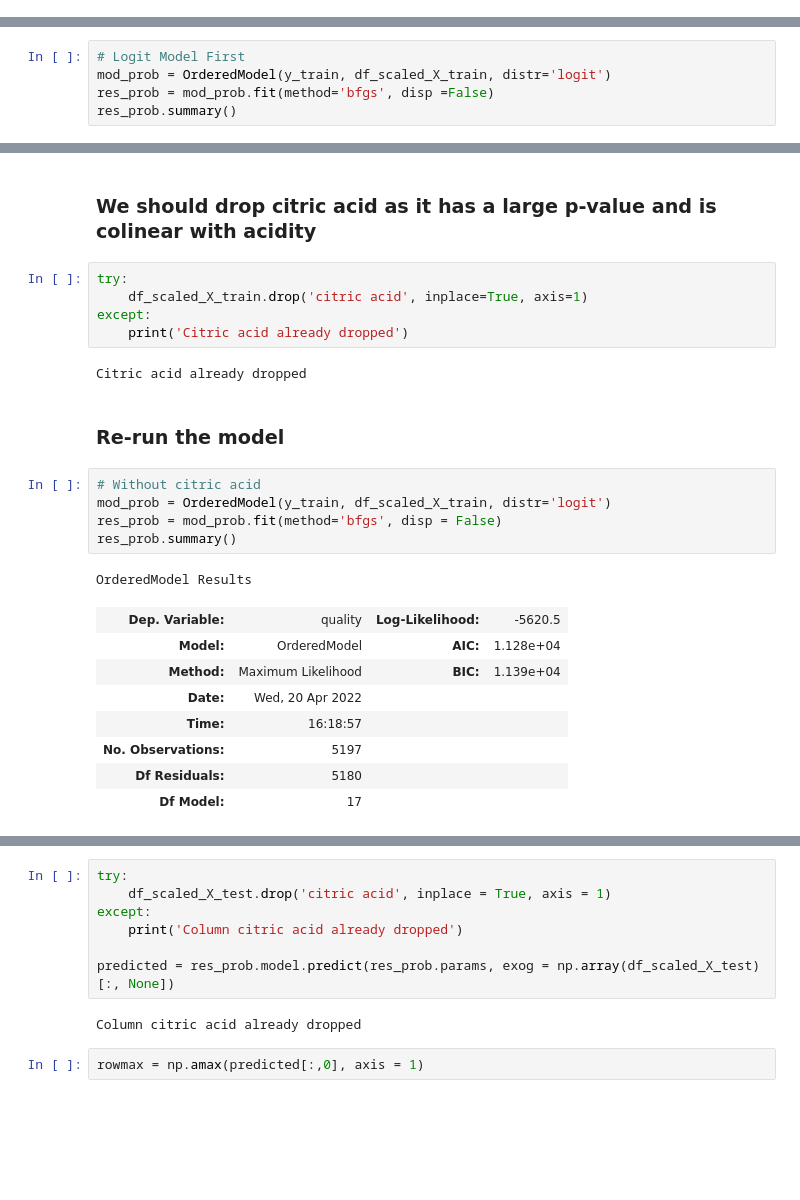
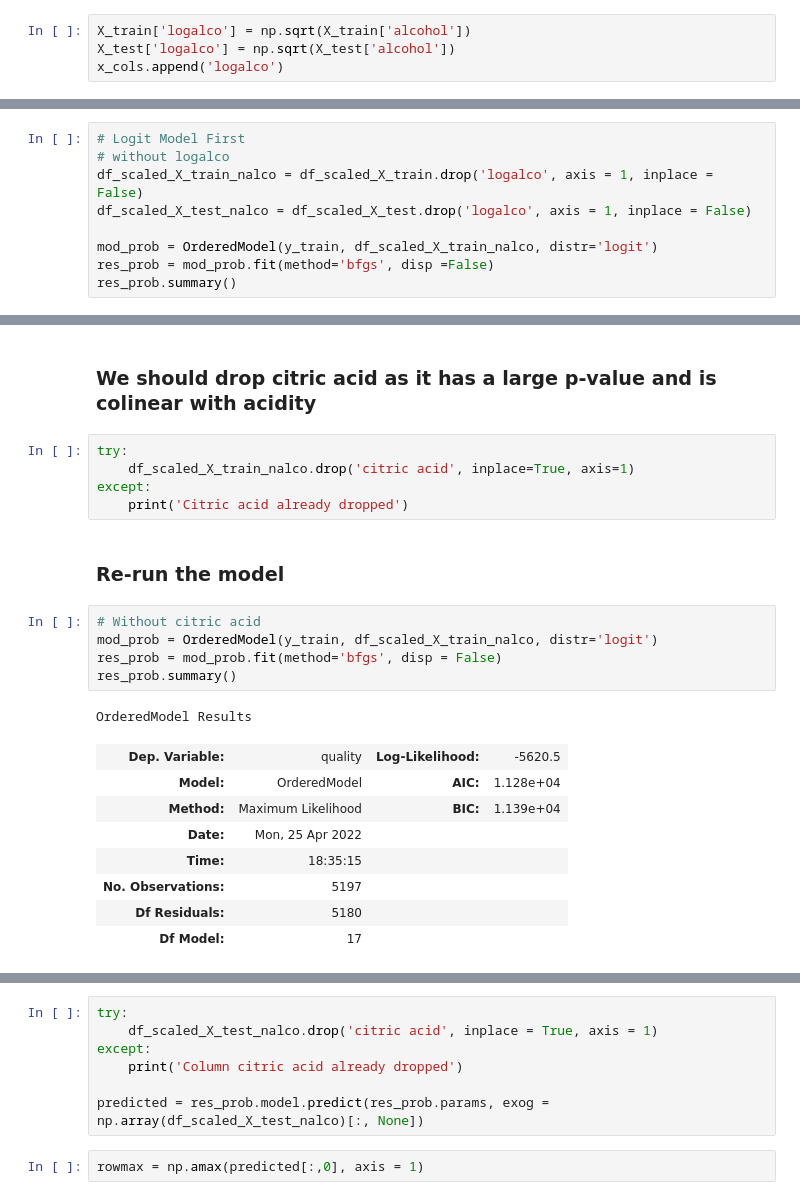
Before and after one commit to randrmoel/dsbc_capstone2, a Jupyter notebook: notebooks/NotebookCapstone2_model.ipynb, the cells around one changed output, grey strips where cells are left out. Saved outputs shown, nothing was run; the diff lists cells and outputs as text; blank space fills up the shorter version.

```diff
--- a/notebooks/NotebookCapstone2_model.ipynb
+++ b/notebooks/NotebookCapstone2_model.ipynb
@@ -83,6 +107,10 @@ X_train, X_test, y_train, y_test = train_test_split(X, y,stratify= X['strat'], r
 # Drop the strat column
 X_train = X_train.drop('strat', axis = 1)
 X_test = X_test.drop('strat', axis = 1)
+# %%
+X_train['logalco'] = np.sqrt(X_train['alcohol'])
+X_test['logalco'] = np.sqrt(X_test['alcohol'])
+x_cols.append('logalco')
 # %%
 # Perform standard scaler on training set and also apply this scaler to test set
 # To prevent leakage and because we learn something from the data when we scale, scaling should be done first
@@ -139,7 +167,11 @@ import scipy.stats as stats
 from statsmodels.miscmodels.ordinal_model import OrderedModel
 # %%
 # Logit Model First
-mod_prob = OrderedModel(y_train, df_scaled_X_train, distr='logit')
+# without logalco
+df_scaled_X_train_nalco = df_scaled_X_train.drop('logalco', axis = 1, inplace = False)
+df_scaled_X_test_nalco = df_scaled_X_test.drop('logalco', axis = 1, inplace = False)
+
+mod_prob = OrderedModel(y_train, df_scaled_X_train_nalco, distr='logit')
 res_prob = mod_prob.fit(method='bfgs', disp =False)
 res_prob.summary()
 # %% [output]
@@ -172,25 +204,23 @@ OrderedModel Results
 <h3>We should drop citric acid as it has a large p-value and is colinear with acidity</h3>
 # %%
 try:
-    df_scaled_X_train.drop('citric acid', inplace=True, axis=1)
+    df_scaled_X_train_nalco.drop('citric acid', inplace=True, axis=1)
 except:
     print('Citric acid already dropped')
-# %% [output]
-Citric acid already dropped
 # %% [markdown]
 <h3>Re-run the model</h3>
 # %%
 # Without citric acid
-mod_prob = OrderedModel(y_train, df_scaled_X_train, distr='logit')
+mod_prob = OrderedModel(y_train, df_scaled_X_train_nalco, distr='logit')
 res_prob = mod_prob.fit(method='bfgs', disp = False)
 res_prob.summary()
 # %% [output]
 OrderedModel Results
 | Dep. Variable: | quality | Log-Likelihood: | -5620.5 |
 | Model: | OrderedModel | AIC: | 1.128e+04 |
 | Method: | Maximum Likelihood | BIC: | 1.139e+04 |
-| Date: | Wed, 20 Apr 2022 |  |  |
-| Time: | 16:18:57 |  |  |
+| Date: | Mon, 25 Apr 2022 |  |  |
+| Time: | 18:35:15 |  |  |
 | No. Observations: | 5197 |  |  |
 | Df Residuals: | 5180 |  |  |
 | Df Model: | 17 |  |  |
@@ -212,13 +242,11 @@ OrderedModel Results
 | 8/9 | 1.6386 | 0.194 | 8.451 | 0.000 | 1.259 | 2.019 |
 # %%
 try:
-    df_scaled_X_test.drop('citric acid', inplace = True, axis = 1)
+    df_scaled_X_test_nalco.drop('citric acid', inplace = True, axis = 1)
 except:
     print('Column citric acid already dropped')
 
-predicted = res_prob.model.predict(res_prob.params, exog = np.array(df_scaled_X_test)[:, None])
+predicted = res_prob.model.predict(res_prob.params, exog = np.array(df_scaled_X_test_nalco)[:, None])
-# %% [output]
-Column citric acid already dropped
 # %%
 rowmax = np.amax(predicted[:,0], axis = 1)
 # %%
```
Also changed, not shown: parts of 39 cells of this notebook, 2 other files.
